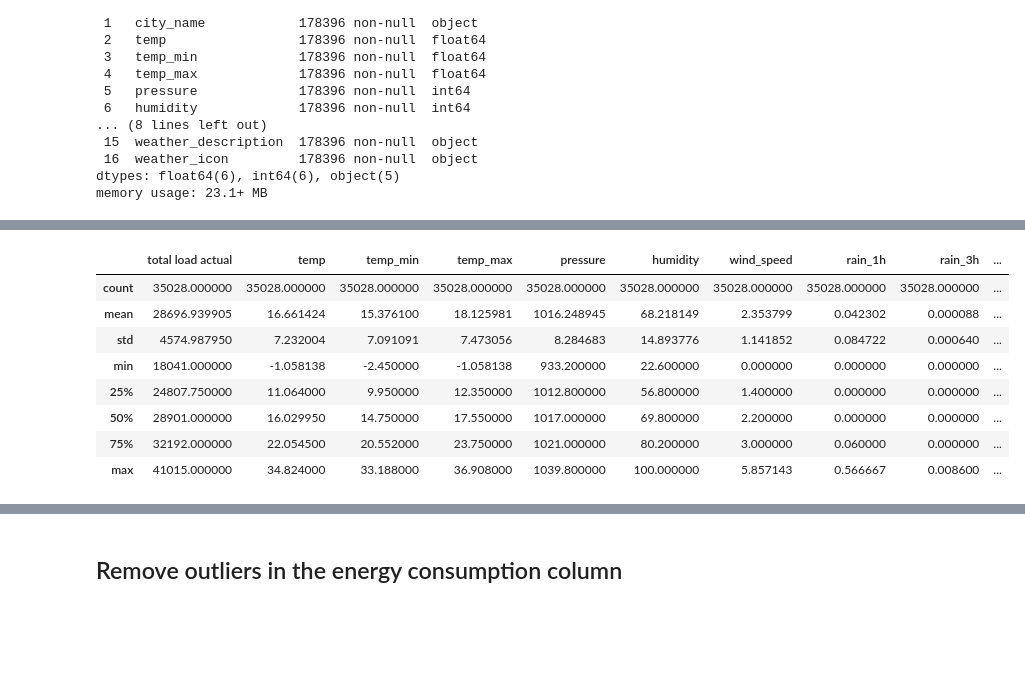
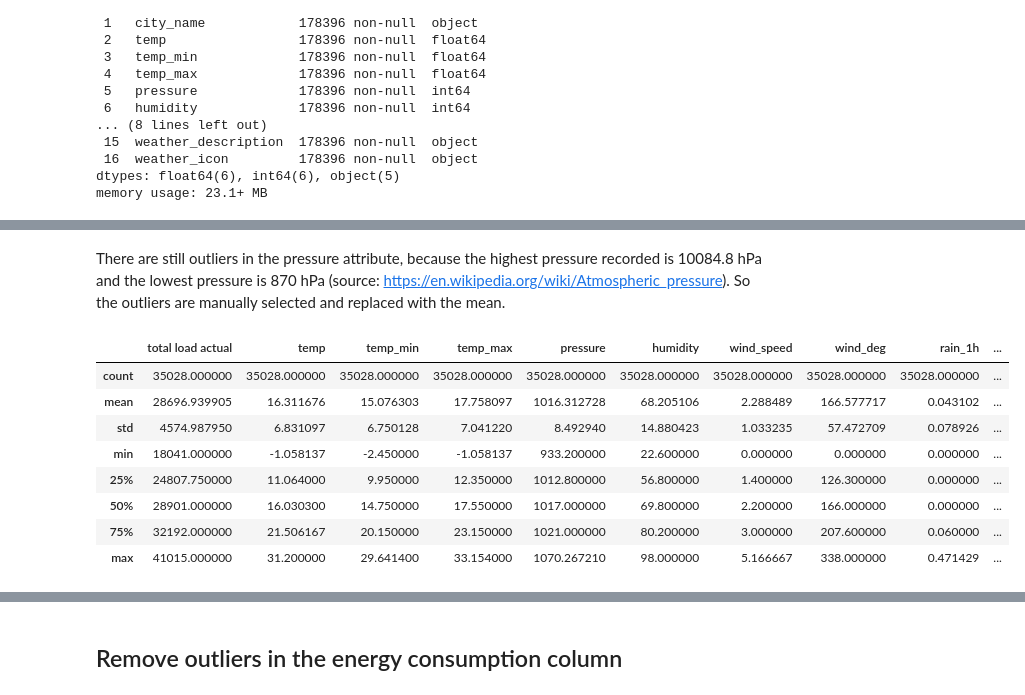
Before and after one commit to cecilialiss/multivariate-time-series-forecasting, a Jupyter notebook: MLP_vs_RNN.ipynb, the cells around one changed output, grey strips where cells are left out. Drawn from its saved outputs; the diff is of its cells as text; code cells hidden in the pictures; blank space fills up the shorter version.

```diff
--- a/MLP_vs_RNN.ipynb
+++ b/MLP_vs_RNN.ipynb
@@ -224,3 +203,0 @@ See the caveats in the documentation: https://pandas.pydata.org/pandas-docs/stab
-# %%
-# set datetime as the index
-energy_weather = energy_weather.set_index('datetime')
@@ -238,0 +204,6 @@ energy_weather.describe()
+# %%
+# change the timezone back to UTC +1
+energy_weather.index = energy_weather.index.tz_convert(tz='Europe/Berlin')
+# %%
+# drop the timezone info in the index
+energy_weather.index = energy_weather.index.tz_localize(tz=None)
@@ -250,11 +257,11 @@ array([<AxesSubplot:xlabel='datetime'>, <AxesSubplot:xlabel='datetime'>,
 # %%
-# define a function to replace outliers (value higher or lower than 2 s.d. from the mean) with the median
+# define a function to replace outliers (value higher or lower than 2 s.d. from the mean) with the mean
 def replace_outlier(column):
     sd = column.std()
-    median = column.median()
     mean = column.mean()
-    condition = (column > mean + 2*sd) | (column < mean + 2*sd)
-    column = column.mask(column > mean + 2.5*sd, median)
+    condition = (abs(column-mean > 2*sd))
+    # column = column.mask(condition, median)
+    column = np.where(condition, mean, column)
     return column
 # %%
 # apply function to 'pressure', 'humidity', 'wind_speed', 'rain_1h', 'rain_3h' columns
@@ -279,21 +287,23 @@ energy_weather_no_outliers.describe()
+# %% [markdown]
+There are still outliers in the pressure attribute, because the highest pressure recorded is 10084.8 hPa and the lowest pressure is 870 hPa (source: https://en.wikipedia.org/wiki/Atmospheric_pressure). So the outliers are manually selected and replaced with the mean.
 # %%
 # replace pressure higher than world record of 1084.8 with median
-energy_weather_no_outliers['pressure'] = energy_weather_no_outliers['pressure'].mask(energy_weather_no_outliers['pressure'] > 1084.4, energy_weather_no_outliers['pressure'].median())
+energy_weather_no_outliers['pressure'] = energy_weather_no_outliers['pressure'].mask(energy_weather_no_outliers['pressure'] > 1084.4, energy_weather_no_outliers['pressure'].mean())
 
 # replace pressure lower than world record of 870 with median
-energy_weather_no_outliers['pressure'] = energy_weather_no_outliers['pressure'].mask(energy_weather_no_outliers['pressure'] < 870, energy_weather_no_outliers['pressure'].median())
+energy_weather_no_outliers['pressure'] = energy_weather_no_outliers['pressure'].mask(energy_weather_no_outliers['pressure'] < 870, energy_weather_no_outliers['pressure'].mean())
 
 energy_weather_no_outliers.describe()
 # %% [output]
-|  | total load actual | temp | temp_min | temp_max | pressure | humidity | wind_speed | rain_1h | rain_3h | ... |
+|  | total load actual | temp | temp_min | temp_max | pressure | humidity | wind_speed | wind_deg | rain_1h | ... |
 | count | 35028.000000 | 35028.000000 | 35028.000000 | 35028.000000 | 35028.000000 | 35028.000000 | 35028.000000 | 35028.000000 | 35028.000000 | ... |
-| mean | 28696.939905 | 16.661424 | 15.376100 | 18.125981 | 1016.248945 | 68.218149 | 2.353799 | 0.042302 | 0.000088 | ... |
-| std | 4574.987950 | 7.232004 | 7.091091 | 7.473056 | 8.284683 | 14.893776 | 1.141852 | 0.084722 | 0.000640 | ... |
-| min | 18041.000000 | -1.058138 | -2.450000 | -1.058138 | 933.200000 | 22.600000 | 0.000000 | 0.000000 | 0.000000 | ... |
-| 25% | 24807.750000 | 11.064000 | 9.950000 | 12.350000 | 1012.800000 | 56.800000 | 1.400000 | 0.000000 | 0.000000 | ... |
-| 50% | 28901.000000 | 16.029950 | 14.750000 | 17.550000 | 1017.000000 | 69.800000 | 2.200000 | 0.000000 | 0.000000 | ... |
-| 75% | 32192.000000 | 22.054500 | 20.552000 | 23.750000 | 1021.000000 | 80.200000 | 3.000000 | 0.060000 | 0.000000 | ... |
-| max | 41015.000000 | 34.824000 | 33.188000 | 36.908000 | 1039.800000 | 100.000000 | 5.857143 | 0.566667 | 0.008600 | ... |
+| mean | 28696.939905 | 16.311676 | 15.076303 | 17.758097 | 1016.312728 | 68.205106 | 2.288489 | 166.577717 | 0.043102 | ... |
+| std | 4574.987950 | 6.831097 | 6.750128 | 7.041220 | 8.492940 | 14.880423 | 1.033235 | 57.472709 | 0.078926 | ... |
+| min | 18041.000000 | -1.058137 | -2.450000 | -1.058137 | 933.200000 | 22.600000 | 0.000000 | 0.000000 | 0.000000 | ... |
+| 25% | 24807.750000 | 11.064000 | 9.950000 | 12.350000 | 1012.800000 | 56.800000 | 1.400000 | 126.300000 | 0.000000 | ... |
+| 50% | 28901.000000 | 16.030300 | 14.750000 | 17.550000 | 1017.000000 | 69.800000 | 2.200000 | 166.000000 | 0.000000 | ... |
+| 75% | 32192.000000 | 21.506167 | 20.150000 | 23.150000 | 1021.000000 | 80.200000 | 3.000000 | 207.600000 | 0.060000 | ... |
+| max | 41015.000000 | 31.200000 | 29.641400 | 33.154000 | 1070.267210 | 98.000000 | 5.166667 | 338.000000 | 0.471429 | ... |
 # %%
 # plot for each column
 energy_weather_no_outliers.plot(figsize=(20, 20), subplots=True)
```
Also changed, not shown: parts of 47 cells of this notebook.
